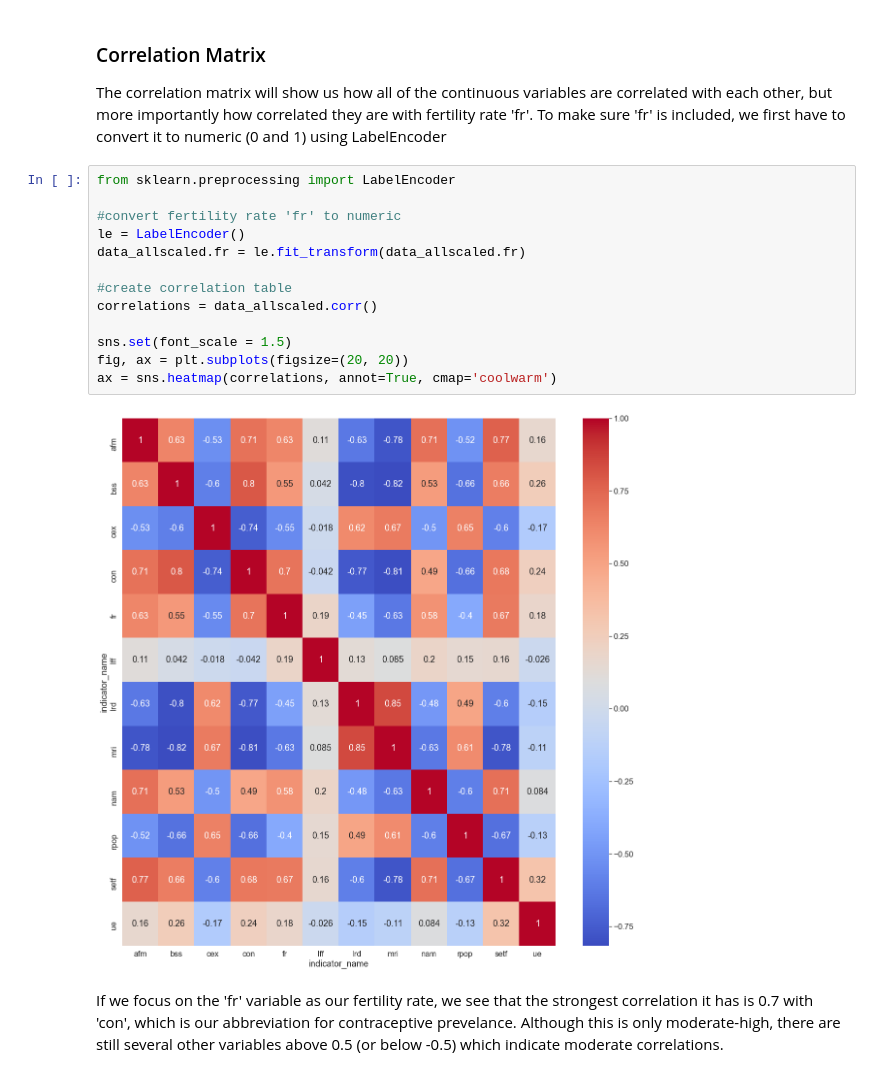
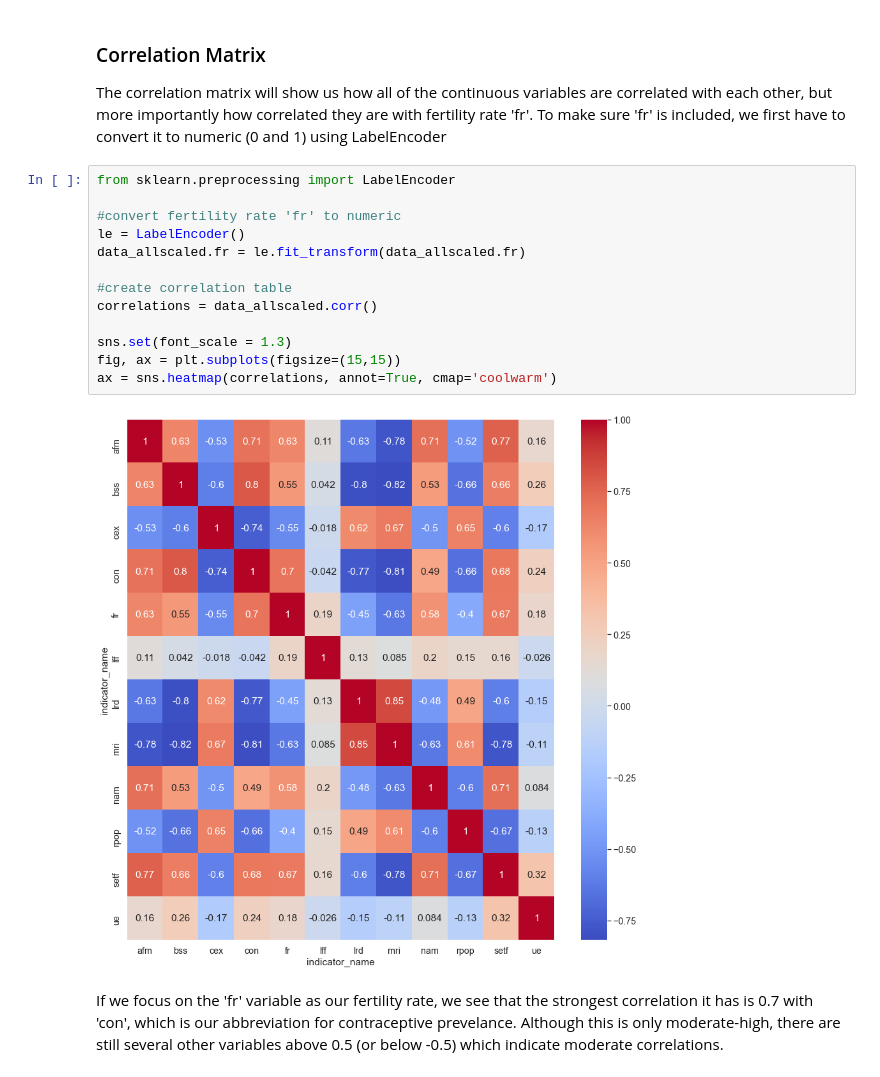
Before and after one commit to robhanusa/Fertility-Rates, a Jupyter notebook: Analysis.ipynb, the cells around one changed output. Drawn from its saved outputs; the diff is of its cells as text.

```diff
--- a/Analysis.ipynb
+++ b/Analysis.ipynb
@@ -210,18 +214,18 @@ To make sure 'fr' is included, we first have to convert it to numeric (0 and 1)
 # %%
 from sklearn.preprocessing import LabelEncoder
 
 #convert fertility rate 'fr' to numeric
 le = LabelEncoder()
 data_allscaled.fr = le.fit_transform(data_allscaled.fr)
 
 #create correlation table
 correlations = data_allscaled.corr()
 
-sns.set(font_scale = 1.5)
-fig, ax = plt.subplots(figsize=(20, 20))
+sns.set(font_scale = 1.3)
+fig, ax = plt.subplots(figsize=(15,15))
 ax = sns.heatmap(correlations, annot=True, cmap='coolwarm')
 # %% [output]
-[figure, old version]
+[figure, new version]
 # %% [markdown]
 If we focus on the 'fr' variable as our fertility rate, we see that the strongest correlation it has is 0.7 with 'con', which is our abbreviation for contraceptive prevelance. Although this is only moderate-high, there are still several other variables above 0.5 (or below -0.5) which indicate moderate correlations.
 # %% [markdown]
```
Also changed, not shown: parts of 6 cells of this notebook, 1 other file.
